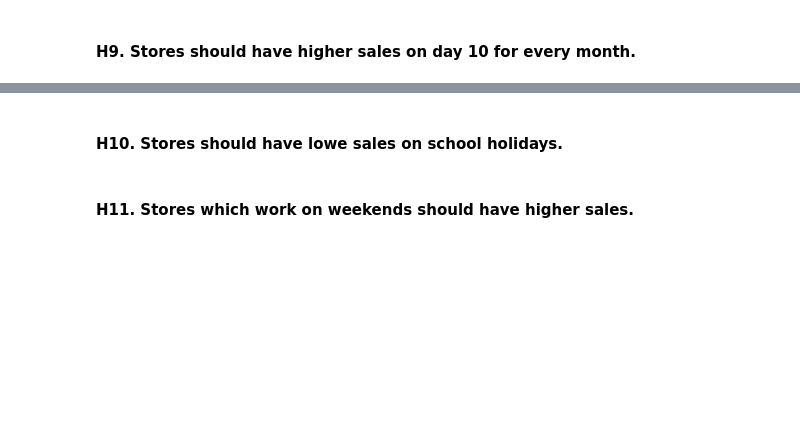
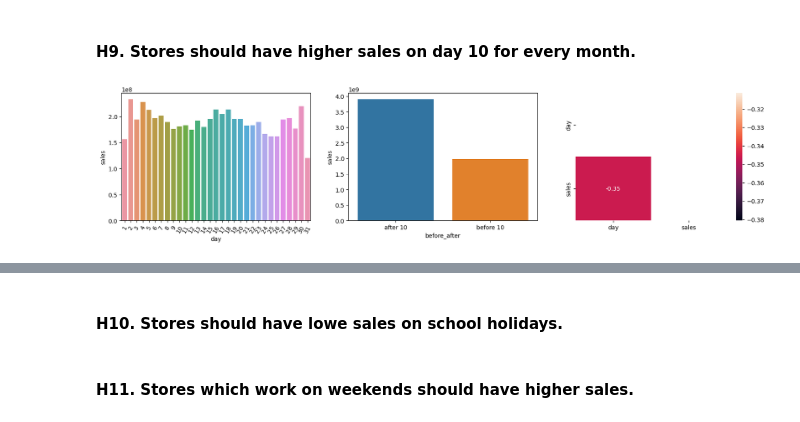
Before and after one commit to lucasquemelli/Rossman_Store_Sales, a Jupyter notebook: rossmann_store_sales.ipynb, the cells around one changed output, grey strips where cells are left out. Drawn from its saved outputs; the diff is of its cells as text; code cells hidden in the pictures; blank space fills up the shorter version.

```diff
--- a/rossmann_store_sales.ipynb
+++ b/rossmann_store_sales.ipynb
@@ -1277,2 +1297,24 @@ sns.heatmap(aux1.corr(method="pearson"), mask = mask, annot=True);
 # %% [markdown]
 #### H9. Stores should have higher sales on day 10 for every month.
+# %%
+aux1 = df4[["sales", "day"]].groupby("day").sum().reset_index()
+
+plt.figure(figsize = (20,4))
+
+plt.subplot(1,3,1)
+sns.barplot(x="day", y="sales", data=aux1)
+plt.xticks(rotation=60);
+
+aux1["before_after"] = aux1["day"].apply(lambda x: "before 10" if x <= 10 else "after 10")
+aux2 = aux1[["sales", "before_after"]].groupby("before_after").sum().reset_index()
+
+plt.subplot(1,3,2)
+sns.barplot(x="before_after", y="sales", data=aux2)
+
+mask = np.zeros_like(aux1.corr(method="pearson"), dtype=bool)
+mask[np.triu_indices_from(mask)] = True
+
+plt.subplot(1,3,3)
+sns.heatmap(aux1.corr(method="pearson"), mask = mask, annot=True);
+# %% [output]
+[figure, added]
```
Also changed, not shown: parts of 6 cells of this notebook.
